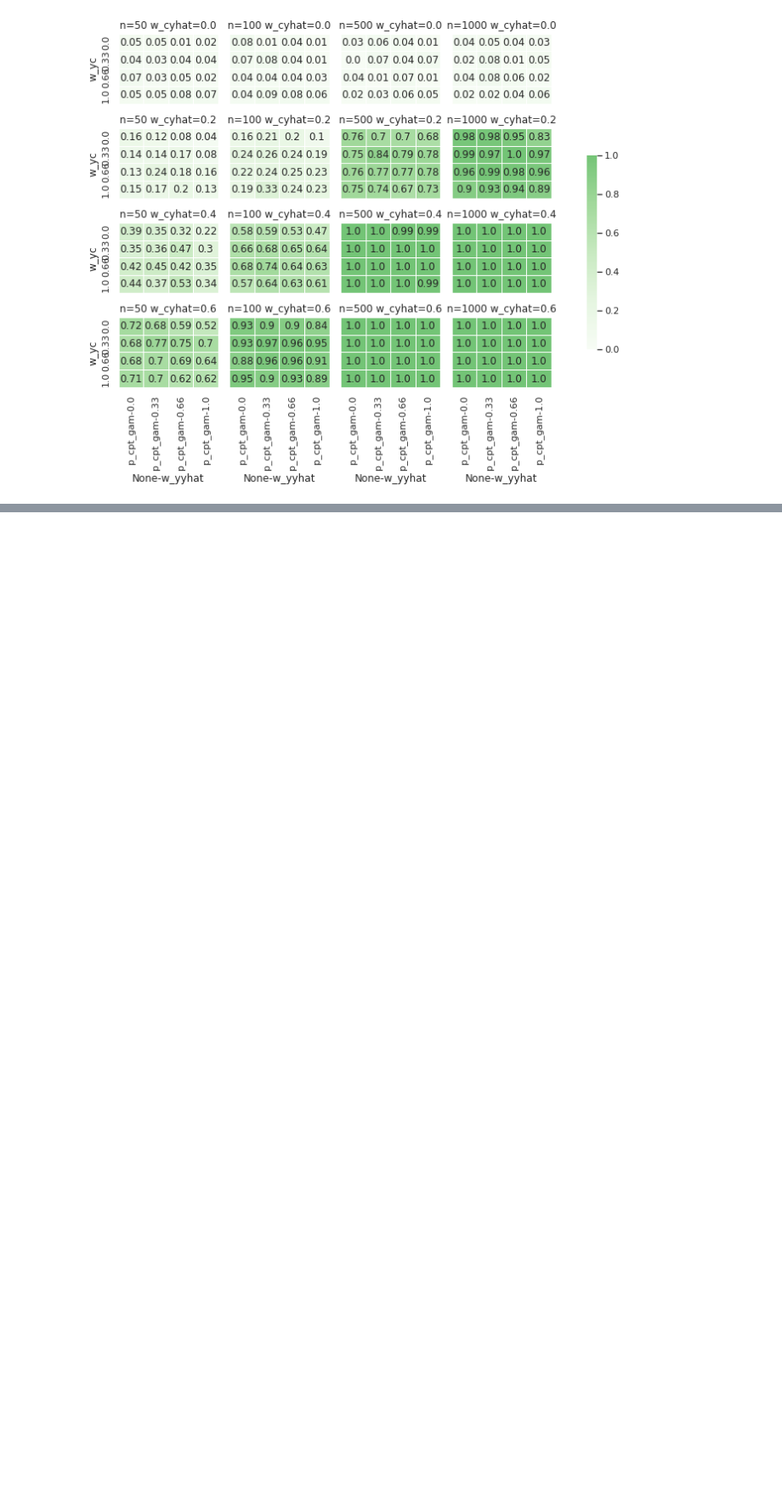
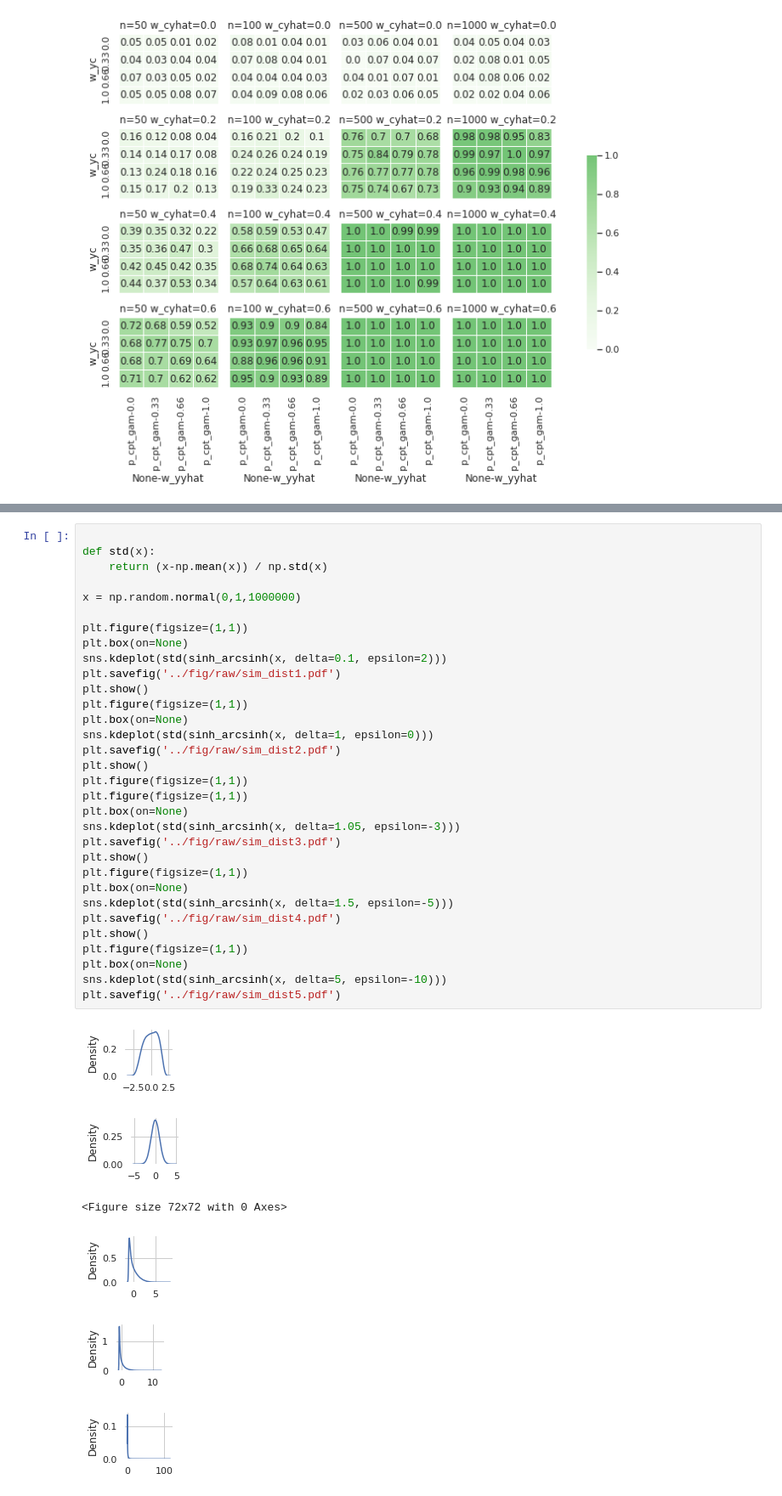
Before and after one commit to pni-lab/mlconfound-manuscript, a Jupyter notebook: simulated/plot_simulations.ipynb, the cells around one changed output, grey strips where cells are left out. Shown at 85% size. Saved outputs shown, nothing was run; the diff lists cells and outputs as text; blank space fills up the shorter version.

```diff
--- a/simulated/plot_simulations.ipynb
+++ b/simulated/plot_simulations.ipynb
@@ -457,0 +445,39 @@ The tested weights are:
+# %%
+
+def std(x):
+    return (x-np.mean(x)) / np.std(x)
+
+x = np.random.normal(0,1,1000000)
+
+plt.figure(figsize=(1,1))
+plt.box(on=None)
+sns.kdeplot(std(sinh_arcsinh(x, delta=0.1, epsilon=2)))
+plt.savefig('../fig/raw/sim_dist1.pdf')
+plt.show()
+plt.figure(figsize=(1,1))
+plt.box(on=None)
+sns.kdeplot(std(sinh_arcsinh(x, delta=1, epsilon=0)))
+plt.savefig('../fig/raw/sim_dist2.pdf')
+plt.show()
+plt.figure(figsize=(1,1))
+plt.figure(figsize=(1,1))
+plt.box(on=None)
+sns.kdeplot(std(sinh_arcsinh(x, delta=1.05, epsilon=-3)))
+plt.savefig('../fig/raw/sim_dist3.pdf')
+plt.show()
+plt.figure(figsize=(1,1))
+plt.box(on=None)
+sns.kdeplot(std(sinh_arcsinh(x, delta=1.5, epsilon=-5)))
+plt.savefig('../fig/raw/sim_dist4.pdf')
+plt.show()
+plt.figure(figsize=(1,1))
+plt.box(on=None)
+sns.kdeplot(std(sinh_arcsinh(x, delta=5, epsilon=-10)))
+plt.savefig('../fig/raw/sim_dist5.pdf')
+# %% [output]
+[figure, added]
+[figure, added]
+<Figure size 72x72 with 0 Axes>
+[figure, added]
+[figure, added]
+[figure, added]
```
Also changed, not shown: parts of 4 cells of this notebook, 11 other files.
